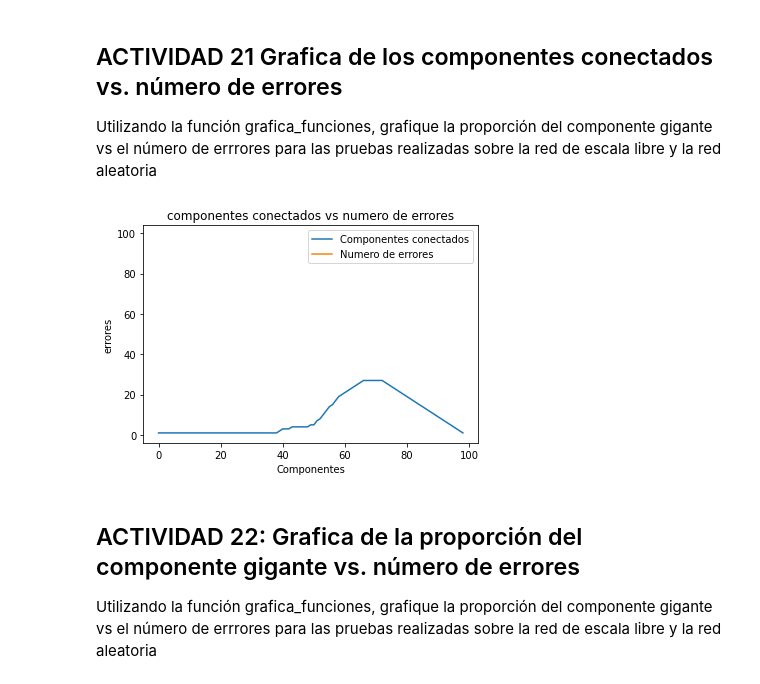
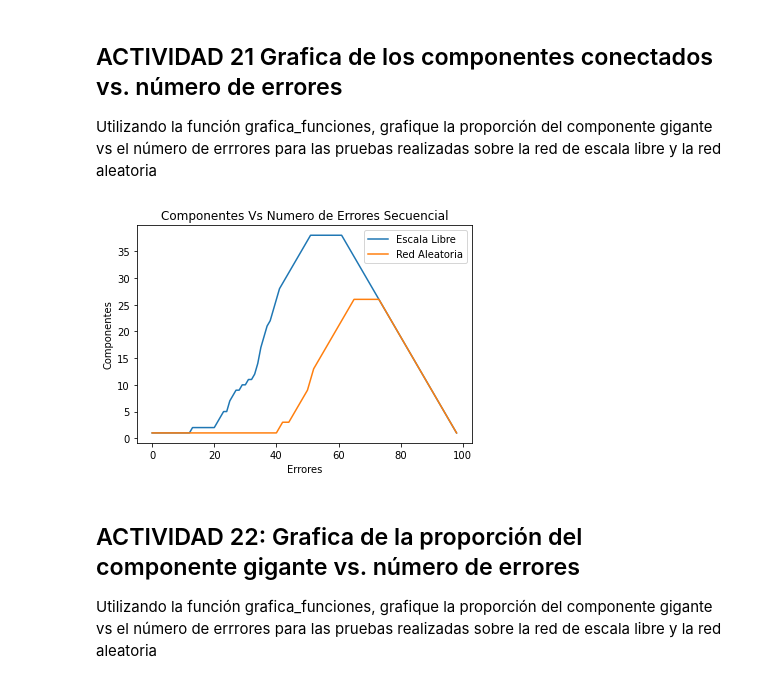
Before and after one commit to RikoudouSennin7/ProyectoIntegradorICT, a Jupyter notebook: Practica4_isur.ipynb, the cells around one changed output. Saved outputs shown, nothing was run; the diff lists cells and outputs as text; code cells hidden in the pictures.

```diff
--- a/Practica4_isur.ipynb
+++ b/Practica4_isur.ipynb
@@ -169,7 +173,7 @@ def nodo_mayor_grado(G):
 Complete la función ataque_grado(G) que simule un ataque por grado nodal en la red G. La función recibe una red G, elimina el nodo i de más alto grado grado y devuelve la nueva red G (sin el nodo i). Debe utilizar la función de la actividad 9
 # %%
 def ataque_grado(G):
-    nodos=list(G.nodes)
+    #nodos=list(G.nodes)
     nodo_atacado=nodo_mayor_grado(G)
     G.remove_node(nodo_atacado)
     return G
@@ -178,11 +182,13 @@ def ataque_grado(G):
 Complete la función ataques_secuenciales(G,num_ataques). La función recibe una red G y un entero "num_ataques" que indica la cantidad de ataques que ocurrirán en la red. Secuencialmente llama "num_ataques" veces a la función ataque(G). Después de cada ataque almacena en una lista "num_cc_lista" el número de componentes conectados de G y en otra lista "prop_cg_lista" la proporción del componente gigante. Devuleve la tupla (num_cc_lista, prop_cg_lista).
 # %%
 def ataques_secuenciales(G,num_ataques):
+    num_cc_lista=list()
+    prop_gc_lista=list()
     for i in range(num_ataques):
-        ataque_grado(G)
-        num_cc_lista.append(num_componentes_conectados(G))
-        prop_gc_lista.append(prop_componente_gigante(G))
-    return (num_cc_lista, prop_cg_lista)
+        red_atacada=ataque_grado(G)
+        num_cc_lista.append(num_componentes_conectados(red_atacada))
+        prop_gc_lista.append(prop_componente_gigante(red_atacada))
+    return (num_cc_lista, prop_gc_lista)
 # %% [markdown]
 # Evaluación de redes sometidas a errores - Red de escala libre vs. red de aleatoria
 # %% [markdown]
@@ -337,8 +338,7 @@ grafica_funciones("Proporcion componente gigante vs numero de errores",tupla_res
 Utilizando la función ataques_secuenciales simula 99 ataques en cada una de las red de escala libre. Recuerde pasar como parámetro de la función una copia de la red, así como guardar los resultados que devuelve la función.
 # %%
 free_scale_test2=free_scale.copy()
-num_cc_lista=[]
-prop_gc_lista=[]
-tupla_resultados=(num_cc_lista,prop_gc_lista)
-tupla_resultados=ataques_secuenciales(free_scale_test2, 99)
+#num_cc_lista=[]
+#prop_gc_lista=[]
+(num_cc_lista_free_scale_secuencial,prop_gc_lista_free_scale_secuencial)=ataques_secuenciales(free_scale_test2, 99)
 # %% [output]
@@ -364,9 +364,9 @@ La proporcion nodal entre Componente gigante y Red:1.0
 Utilizando la función ataques_secuenciales simula 99 ataques en cada una de las red de escala libre. Recuerde pasar como parámetro de la función una copia de la red, así como guardar los resultados que devuelve la función.
 # %%
 aleatoria_red_test2=aleatoria_red.copy()
-num_cc_lista=[]
-prop_gc_lista=[]
-tupla_resultados=(num_cc_lista,prop_gc_lista)
-tupla_resultados=ataques_secuenciales(aleatoria_red_test2, 99)
+#num_cc_lista=[]
+#prop_gc_lista=[]
+#tupla_resultados=(num_cc_lista,prop_gc_lista)
+(num_cc_lista_aleatoria_secuencial,prop_gc_lista_aleatoria_secuencial)=ataques_secuenciales(aleatoria_red_test2, 99)
 # %% [output]
 El grado más alto de la red es: 18
@@ -389,10 +389,17 @@ La proporcion nodal entre Componente gigante y Red:1.0
 # %% [markdown]
 ## ACTIVIDAD 21 Grafica de los componentes conectados vs. número de errores
 Utilizando la función grafica_funciones, grafique la proporción del componente gigante vs el número de errrores para las pruebas realizadas sobre la red de escala libre y la red aleatoria
-# %%
-grafica_funciones("componentes conectados vs numero de errores",tupla_resultados[0],99,"Componentes conectados","Numero de errores","Componentes","errores")
-# %% [output]
-[figure, removed]
+# %%
+titulo="Componentes Vs Numero de Errores Secuencial"
+f1_valores=num_cc_lista_free_scale_secuencial
+f2_valores=num_cc_lista_aleatoria_secuencial
+f1_leyenda="Escala Libre"
+f2_leyenda="Red Aleatoria"
+ejex_etiqueta="Errores"
+ejey_etiqueta="Componentes"
+grafica_funciones(titulo,f1_valores, f2_valores,f1_leyenda, f2_leyenda ,ejex_etiqueta, ejey_etiqueta)
+# %% [output]
+[figure, added]
 # %% [markdown]
 ## ACTIVIDAD 22: Grafica de la proporción del componente gigante vs. número de errores
 Utilizando la función grafica_funciones, grafique la proporción del componente gigante vs el número de errrores para las pruebas realizadas sobre la red de escala libre y la red aleatoria
```
Also changed, not shown: parts of 19 cells of this notebook.
